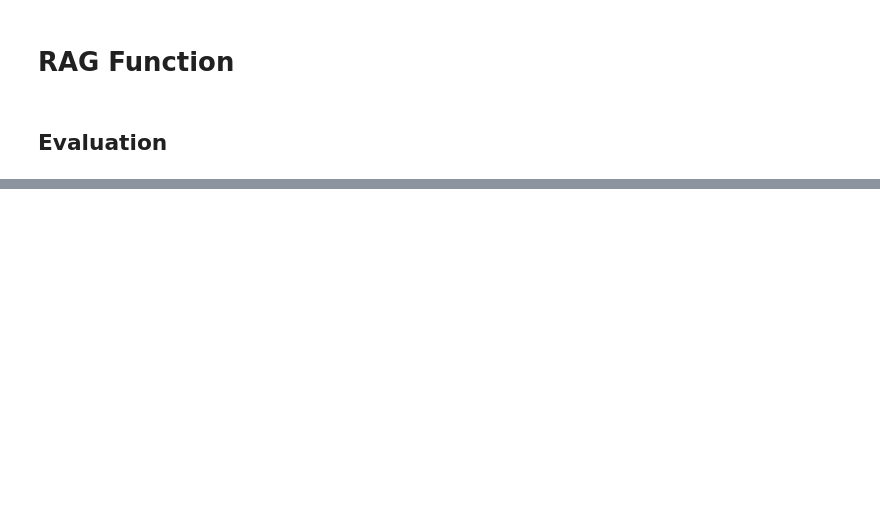
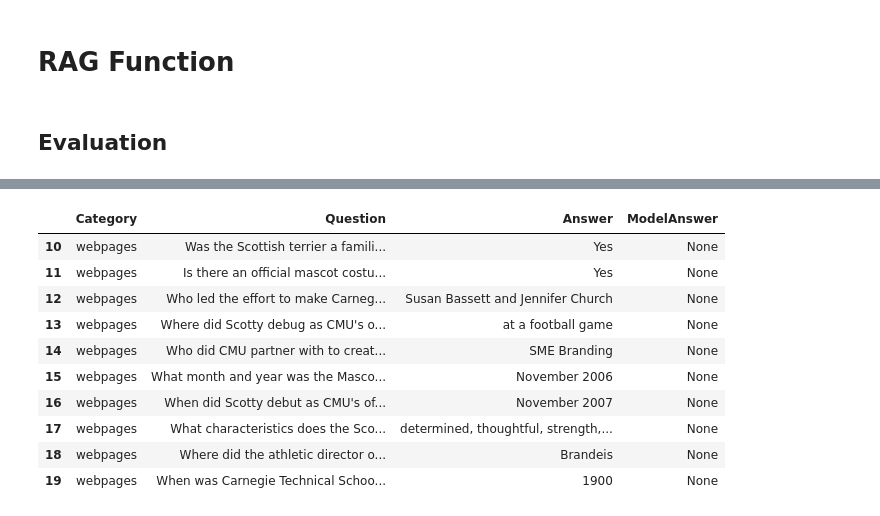
Before and after one commit to amandaLi7/NLP-RAG, a Jupyter notebook: src-rag-final/LlamaCcp-notemplate.ipynb, the cells around one changed output, grey strips where cells are left out. Drawn from its saved outputs; the diff is of its cells as text; code cells hidden in the pictures; blank space fills up the shorter version.

```diff
--- a/src-rag-final/LlamaCcp-notemplate.ipynb
+++ b/src-rag-final/LlamaCcp-notemplate.ipynb
@@ -292,5 +306,17 @@ df_total.to_csv(csv_input_dir, index=False)
 # %%
-# df_total.iloc[10:20, :] # please check that excel does not fuck up for row 15,16 the November 2006 to Nov-06 or some other format
+df_total.iloc[10:20, :]  # please check that excel does not fuck up for row 15,16 the November 2006 to Nov-06 or some other format
+# %% [output]
+|  | Category | Question | Answer | ModelAnswer |
+| 10 | webpages | Was the Scottish terrier a famili... | Yes | None |
+| 11 | webpages | Is there an official mascot costu... | Yes | None |
+| 12 | webpages | Who led the effort to make Carneg... | Susan Bassett and Jennifer Church | None |
+| 13 | webpages | Where did Scotty debug as CMU's o... | at a football game | None |
+| 14 | webpages | Who did CMU partner with to creat... | SME Branding | None |
+| 15 | webpages | What month and year was the Masco... | November 2006 | None |
+| 16 | webpages | When did Scotty debut as CMU's of... | November 2007 | None |
+| 17 | webpages | What characteristics does the Sco... | determined, thoughtful, strength,... | None |
+| 18 | webpages | Where did the athletic director o... | Brandeis | None |
+| 19 | webpages | When was Carnegie Technical Schoo... | 1900 | None |
 # %%
 def generate_answer(question,llm, return_relevant_docs = False):
     answer, relevant_docs = answer_llama_new(question, KNOWLEDGE_VECTOR_DATABASE,
```
Also changed, not shown: parts of 19 cells of this notebook, 5 other files.
